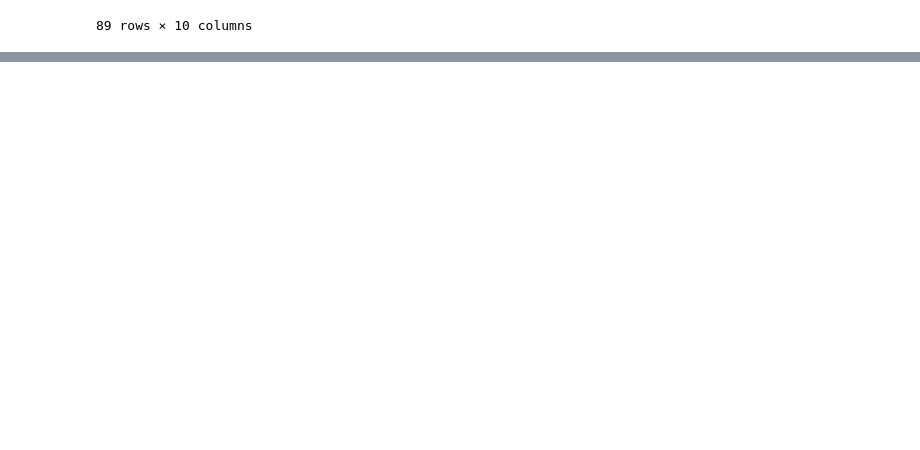
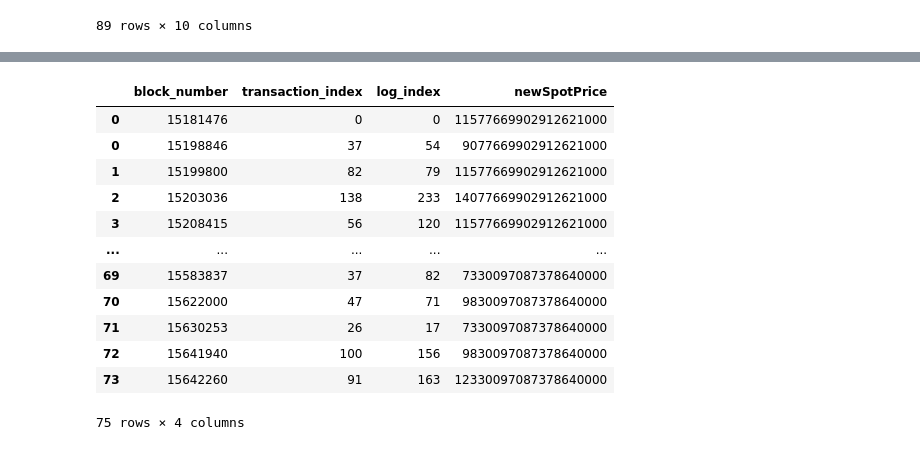
Before and after one commit to fmrmf/sudo-ape, a Jupyter notebook: notebook/sudo-pool.ipynb, the cells around one changed output, grey strips where cells are left out. Saved outputs shown, nothing was run; the diff lists cells and outputs as text; code cells hidden in the pictures; blank space fills up the shorter version.

Commit message:
add pool price queries and plots

```diff
--- a/notebook/sudo-pool.ipynb
+++ b/notebook/sudo-pool.ipynb
@@ -45,6 +50,9 @@ pool = project.LSSVMPair.at(pool_addr)
 pool
 # %% [output]
 <LSSVMPair 0x5caF332DcA4e6C9E69d52F320c21e74845353db0>
+# %%
+# TODO: change to deploy block for pool you want; could get from factory.NewPair events, but being lazy
+deploy_block = 15181476  # xmons
 # %%
 # curve type
 curve = Contract(pool.bondingCurve())
@@ -67,3 +75,9 @@ def unfold(df: pd.DataFrame):
         return
     for key in df.iloc[-1]['event_arguments'].keys():
         df[key] = df['event_arguments'].apply(lambda ev: unfold_event_args(key, ev))
+# %%
+# get initial fee, delta, price attributes at pool deploy
+price_initial = pool.spotPrice(block_identifier=deploy_block)  # initial spot price in wei
+delta_initial = pool.delta(block_identifier=deploy_block)  # initial delta
+fee_initial = pool.fee(block_identifier=deploy_block)  # initial fee with 18 decimals
+print(f"values at deploy: price = {price_initial}; delta = {delta_initial}; fee = {fee_initial}")
@@ -165,0 +220,20 @@ query_transfers_for_swaps
+# %%
+# sort, filter and add in initial price data
+query_price_updates_filtered = query_price_updates.sort_values(by=['block_number', 'log_index']).filter(['block_number', 'transaction_index', 'log_index', 'newSpotPrice'])
+data_initial = {'block_number': [deploy_block], 'transaction_index': [0], 'log_index': [0], 'newSpotPrice': [price_initial]}
+query_prices = pd.concat([pd.DataFrame(data=data_initial), query_price_updates_filtered])
+query_prices
+# %% [output]
+|  | block_number | transaction_index | log_index | newSpotPrice |
+| 0 | 15181476 | 0 | 0 | 11577669902912621000 |
+| 0 | 15198846 | 37 | 54 | 9077669902912621000 |
+| 1 | 15199800 | 82 | 79 | 11577669902912621000 |
+| 2 | 15203036 | 138 | 233 | 14077669902912621000 |
+| 3 | 15208415 | 56 | 120 | 11577669902912621000 |
+| ... | ... | ... | ... | ... |
+| 69 | 15583837 | 37 | 82 | 7330097087378640000 |
+| 70 | 15622000 | 47 | 71 | 9830097087378640000 |
+| 71 | 15630253 | 26 | 17 | 7330097087378640000 |
+| 72 | 15641940 | 100 | 156 | 9830097087378640000 |
+| 73 | 15642260 | 91 | 163 | 12330097087378640000 |
+75 rows × 4 columns
```
Also changed, not shown: parts of 10 cells of this notebook, 1 other file.
